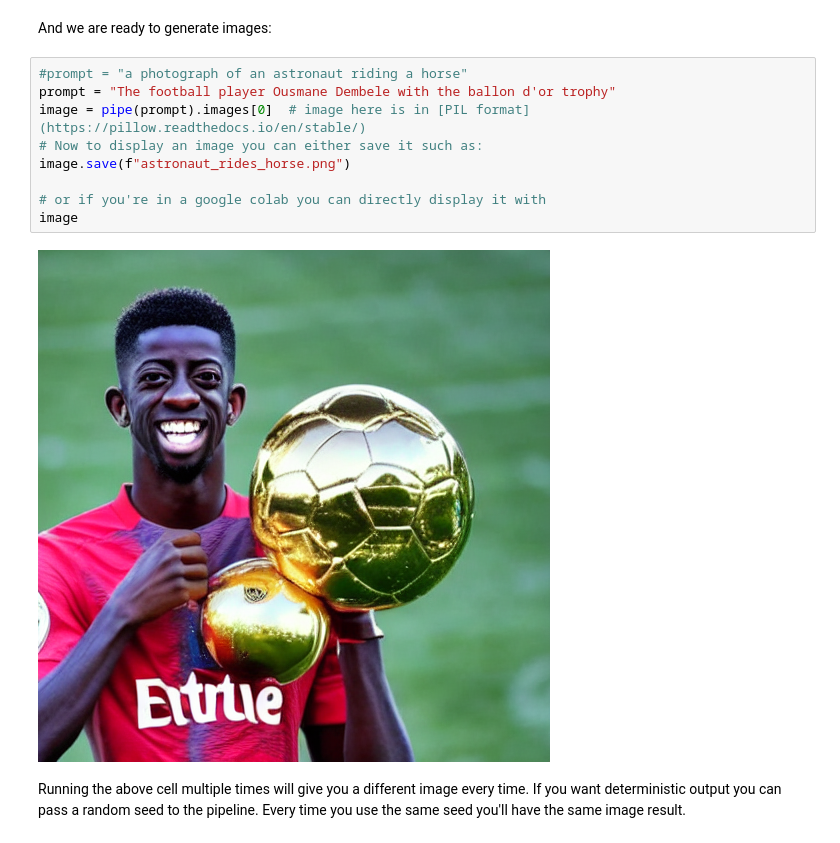
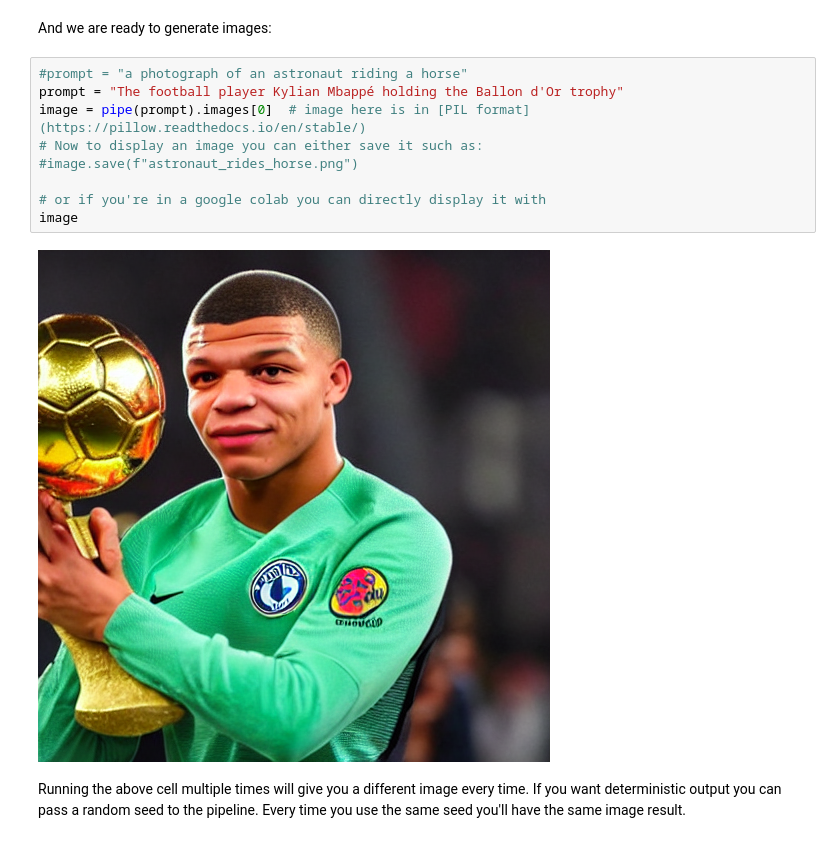
Before and after one commit to SeyeSamba64/MyProject, a Jupyter notebook: diffusers/stable_diffusion.ipynb, the cells around one changed output. Drawn from its saved outputs; the diff is of its cells as text.

```diff
--- a/diffusers/stable_diffusion.ipynb
+++ b/diffusers/stable_diffusion.ipynb
@@ -128,15 +126,15 @@ pipe = pipe.to(device)
 And we are ready to generate images:
 # %%
 #prompt = "a photograph of an astronaut riding a horse"
-prompt = "The football player Ousmane Dembele with the ballon d'or trophy"
+prompt = "The football player Kylian Mbappé holding the Ballon d'Or trophy"
 image = pipe(prompt).images[0]  # image here is in [PIL format](https://pillow.readthedocs.io/en/stable/)
 # Now to display an image you can either save it such as:
-image.save(f"astronaut_rides_horse.png")
+#image.save(f"astronaut_rides_horse.png")
 
 # or if you're in a google colab you can directly display it with
 image
 # %% [output]
-[figure, old version]
+[figure, new version]
 # %% [markdown]
 Running the above cell multiple times will give you a different image every time. If you want deterministic output you can pass a random seed to the pipeline. Every time you use the same seed you'll have the same image result.
 # %%
```
Also changed, not shown: parts of 1 cell of this notebook.
